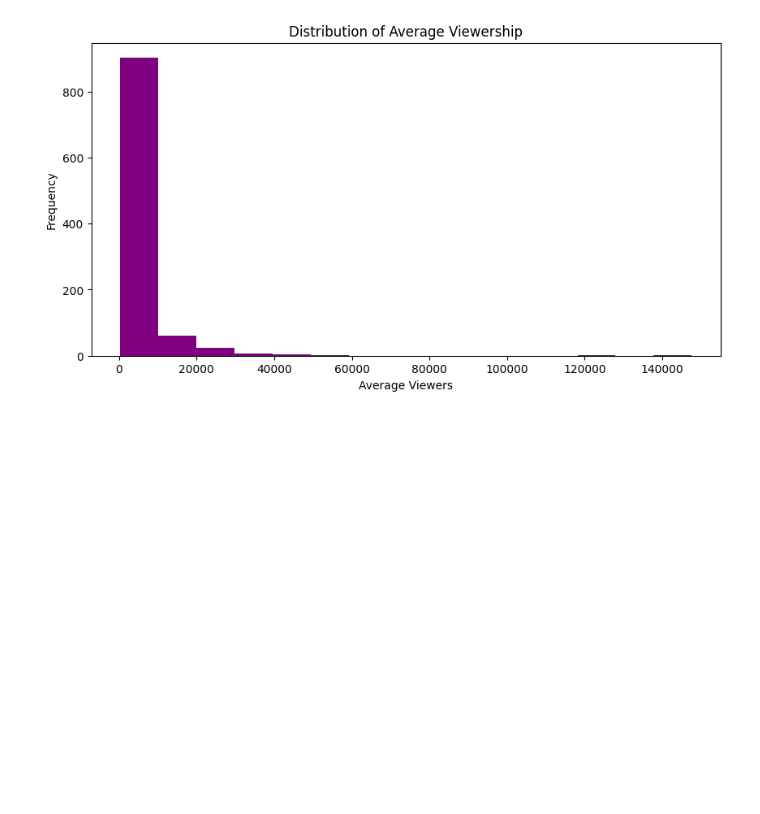
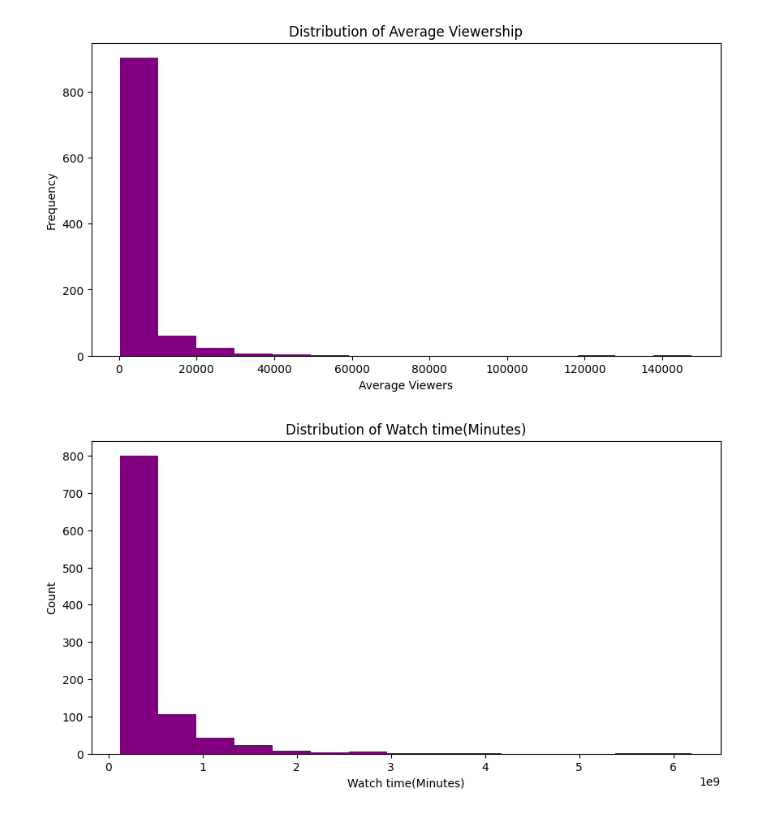
Before and after one commit to JoanWaweru/twitchStreamerAnalysis, a Jupyter notebook: twitchAnalysis.ipynb, the cells around one changed output. Drawn from its saved outputs; the diff is of its cells as text; code cells hidden in the pictures; blank space fills up the shorter version.

```diff
--- a/twitchAnalysis.ipynb
+++ b/twitchAnalysis.ipynb
@@ -92,3 +92,12 @@ plt.show()
 # this shows that the average viewership is below 20,000 viewers and very few channels having 140,000 viewers
 # %% [output]
 [figure]
+# %%
+plt.figure(figsize=(10, 5))
+plt.hist(twitchData['Watch time(Minutes)'], bins=15, alpha=1.0, color='purple')
+plt.title('Distribution of Watch time(Minutes)')
+plt.xlabel('Watch time(Minutes)')
+plt.ylabel('Count')
+plt.show()
+# %% [output]
+[figure, added]
```
Also changed, not shown: parts of 1 cell of this notebook.
